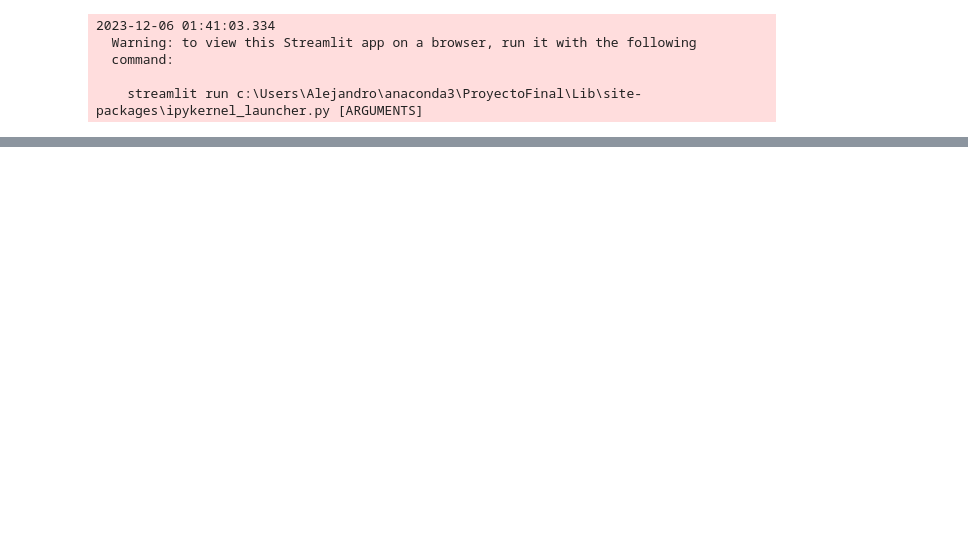
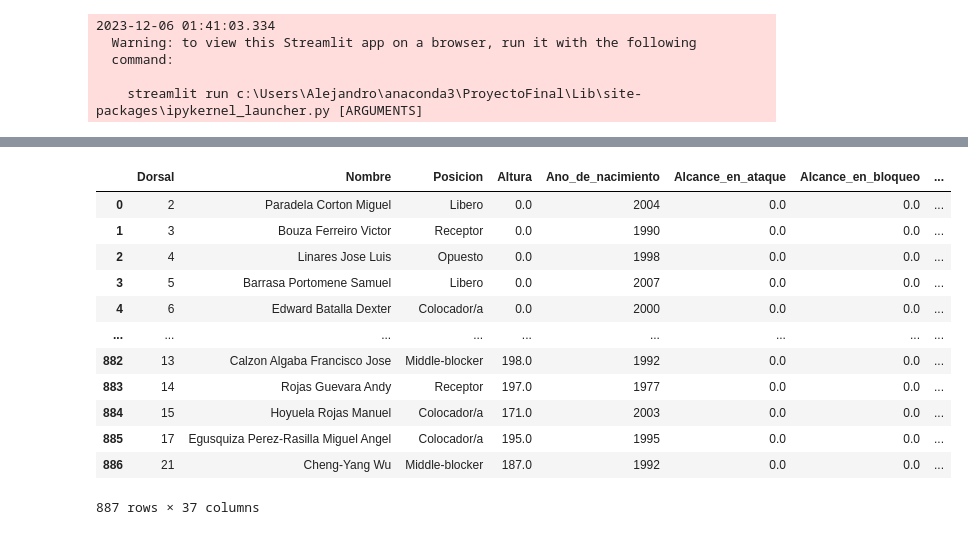
Before and after one commit to AlejandroCasna/Proyecto_final, a Jupyter notebook: prueba_streamlit.ipynb, the cells around one changed output, grey strips where cells are left out. Cells and saved outputs as stored; diff of their text form; code cells hidden in the pictures; blank space fills up the shorter version.

```diff
--- a/prueba_streamlit.ipynb
+++ b/prueba_streamlit.ipynb
@@ -561,0 +641,18 @@ pie_chart()
+# %%
+mostrar = ['Nombre', 'Posicion', 'Altura', 'Ano_de_nacimiento', 'Alcance_en_ataque', 'Alcance_en_bloqueo', 'temporada']
+merged_df = pd.merge(jugadores, estadistica, on=['id_equipo', 'temporada'], how='inner')
+merged_df
+# %% [output]
+|  | Dorsal | Nombre | Posicion | Altura | Ano_de_nacimiento | Alcance_en_ataque | Alcance_en_bloqueo | ... |
+| 0 | 2 | Paradela Corton Miguel | Libero | 0.0 | 2004 | 0.0 | 0.0 | ... |
+| 1 | 3 | Bouza Ferreiro Victor | Receptor | 0.0 | 1990 | 0.0 | 0.0 | ... |
+| 2 | 4 | Linares Jose Luis | Opuesto | 0.0 | 1998 | 0.0 | 0.0 | ... |
+| 3 | 5 | Barrasa Portomene Samuel | Libero | 0.0 | 2007 | 0.0 | 0.0 | ... |
+| 4 | 6 | Edward Batalla Dexter | Colocador/a | 0.0 | 2000 | 0.0 | 0.0 | ... |
+| ... | ... | ... | ... | ... | ... | ... | ... | ... |
+| 882 | 13 | Calzon Algaba Francisco Jose | Middle-blocker | 198.0 | 1992 | 0.0 | 0.0 | ... |
+| 883 | 14 | Rojas Guevara Andy | Receptor | 197.0 | 1977 | 0.0 | 0.0 | ... |
+| 884 | 15 | Hoyuela Rojas Manuel | Colocador/a | 171.0 | 2003 | 0.0 | 0.0 | ... |
+| 885 | 17 | Egusquiza Perez-Rasilla Miguel Angel | Colocador/a | 195.0 | 1995 | 0.0 | 0.0 | ... |
+| 886 | 21 | Cheng-Yang Wu | Middle-blocker | 187.0 | 1992 | 0.0 | 0.0 | ... |
+887 rows × 37 columns
```
Also changed, not shown: parts of 6 cells of this notebook, 1 other file.
